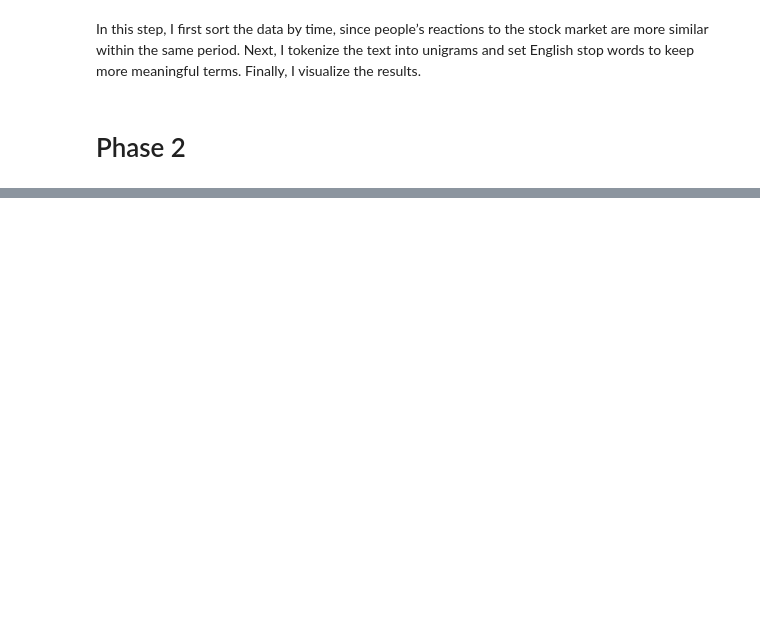
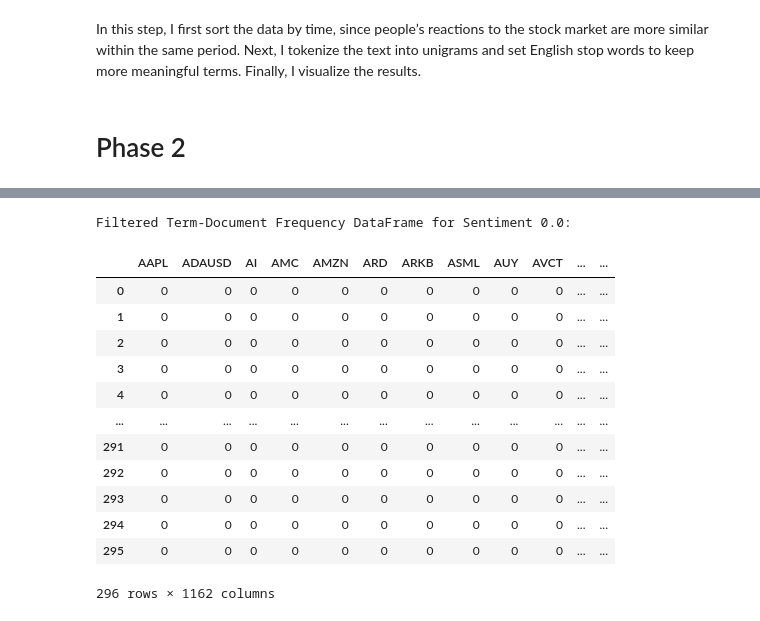
Before and after one commit to lu1hOAO/DM2025-Lab1-Exercise, a Jupyter notebook: DM2025-Lab1-Homework.ipynb, the cells around one changed output, grey strips where cells are left out. Cells and saved outputs as stored; diff of their text form; code cells hidden in the pictures; blank space fills up the shorter version.

```diff
--- a/DM2025-Lab1-Homework.ipynb
+++ b/DM2025-Lab1-Homework.ipynb
@@ -401,0 +412,3 @@ Finally, I visualize the results.
+# %%
+df['text']=df['text'].apply(remove_digits)
+df['text'].head()
@@ -401,0 +588,25 @@ Finally, I visualize the results.
+# %%
+sentiment_number=0 #You can change it from 0 to 3
+
+# Filter the top 5% words based on their sum across all documents
+def filter_top_words_by_sum(term_document_df, top_percent=0.05, bottom_percent=0.01):
+
+    word_sums = term_document_df.sum(axis=0)
+    sorted_words = word_sums.sort_values()
+
+    # Calculate the number of words to remove
+    total_words = len(sorted_words)
+    top_n = int(top_percent * total_words)
+
+    # Get the words to remove from the top 5% a
+    words_to_remove = sorted_words.tail(top_n).index
+    print(f'Top {top_percent*100}% words: \n{sorted_words.tail(top_n)}') #Here we print which words correspond to the top percentage we filter
+
+    return term_document_df.drop(columns=words_to_remove)
+
+# Apply the filtering function to each category
+term_document_dfs = {}
+
+for sentiment in sentiments:
+    print(f'\nFor sentiment {sentiment} we filter the following words:')
+    term_document_dfs[sentiment] = filter_top_words_by_sum(filt_term_document_dfs[sentiment])
@@ -401,0 +631,18 @@ Finally, I visualize the results.
+# %%
+print(f"Filtered Term-Document Frequency DataFrame for Sentiment {sentiments[sentiment_number]}:")
+term_document_dfs[sentiments[sentiment_number]]
+# %% [output]
+Filtered Term-Document Frequency DataFrame for Sentiment 0.0:
+|  | AAPL | ADAUSD | AI | AMC | AMZN | ARD | ARKB | ASML | AUY | AVCT | ... | ... |
+| 0 | 0 | 0 | 0 | 0 | 0 | 0 | 0 | 0 | 0 | 0 | ... | ... |
+| 1 | 0 | 0 | 0 | 0 | 0 | 0 | 0 | 0 | 0 | 0 | ... | ... |
+| 2 | 0 | 0 | 0 | 0 | 0 | 0 | 0 | 0 | 0 | 0 | ... | ... |
+| 3 | 0 | 0 | 0 | 0 | 0 | 0 | 0 | 0 | 0 | 0 | ... | ... |
+| 4 | 0 | 0 | 0 | 0 | 0 | 0 | 0 | 0 | 0 | 0 | ... | ... |
+| ... | ... | ... | ... | ... | ... | ... | ... | ... | ... | ... | ... | ... |
+| 291 | 0 | 0 | 0 | 0 | 0 | 0 | 0 | 0 | 0 | 0 | ... | ... |
+| 292 | 0 | 0 | 0 | 0 | 0 | 0 | 0 | 0 | 0 | 0 | ... | ... |
+| 293 | 0 | 0 | 0 | 0 | 0 | 0 | 0 | 0 | 0 | 0 | ... | ... |
+| 294 | 0 | 0 | 0 | 0 | 0 | 0 | 0 | 0 | 0 | 0 | ... | ... |
+| 295 | 0 | 0 | 0 | 0 | 0 | 0 | 0 | 0 | 0 | 0 | ... | ... |
+296 rows × 1162 columns
```
Also changed, not shown: parts of 25 cells of this notebook.
